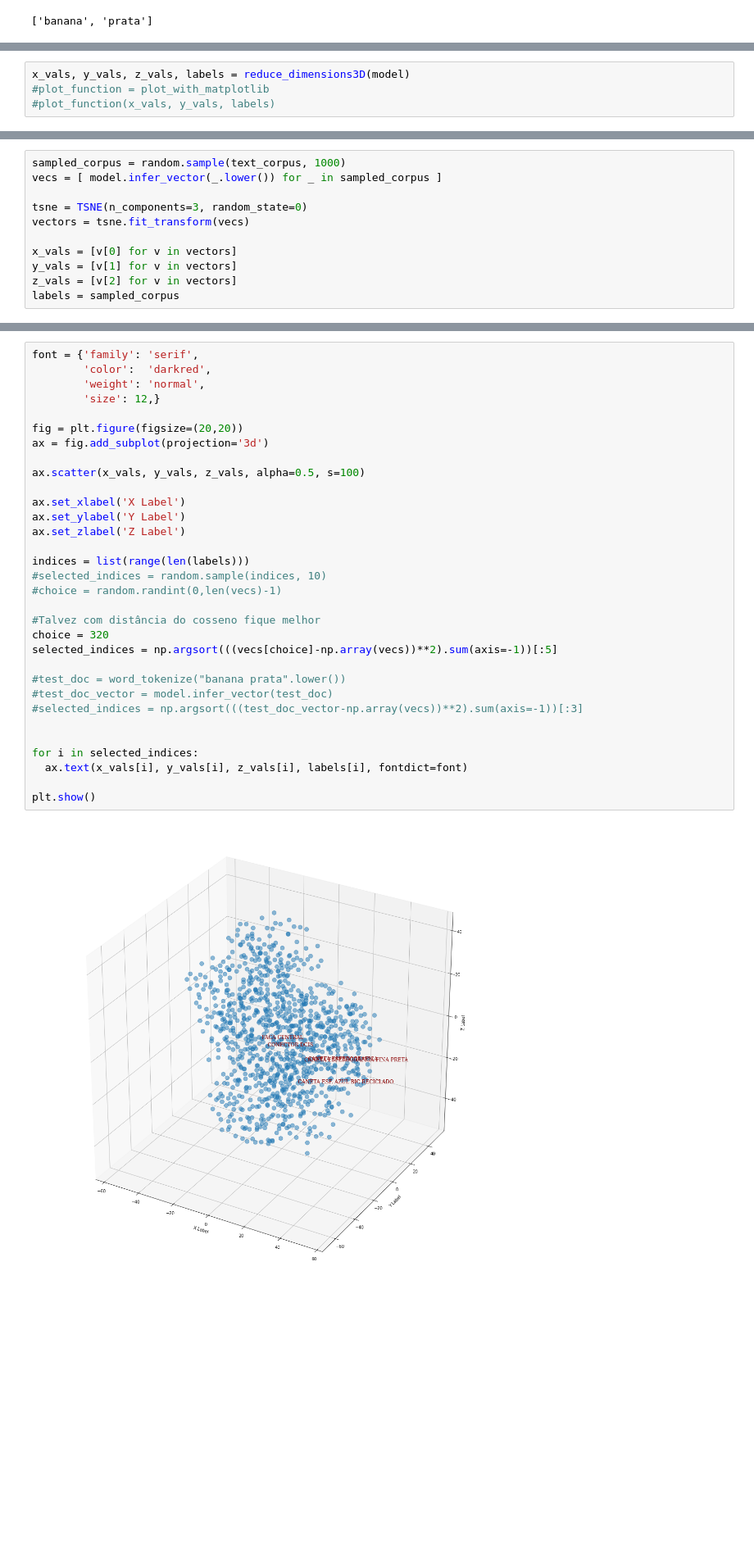
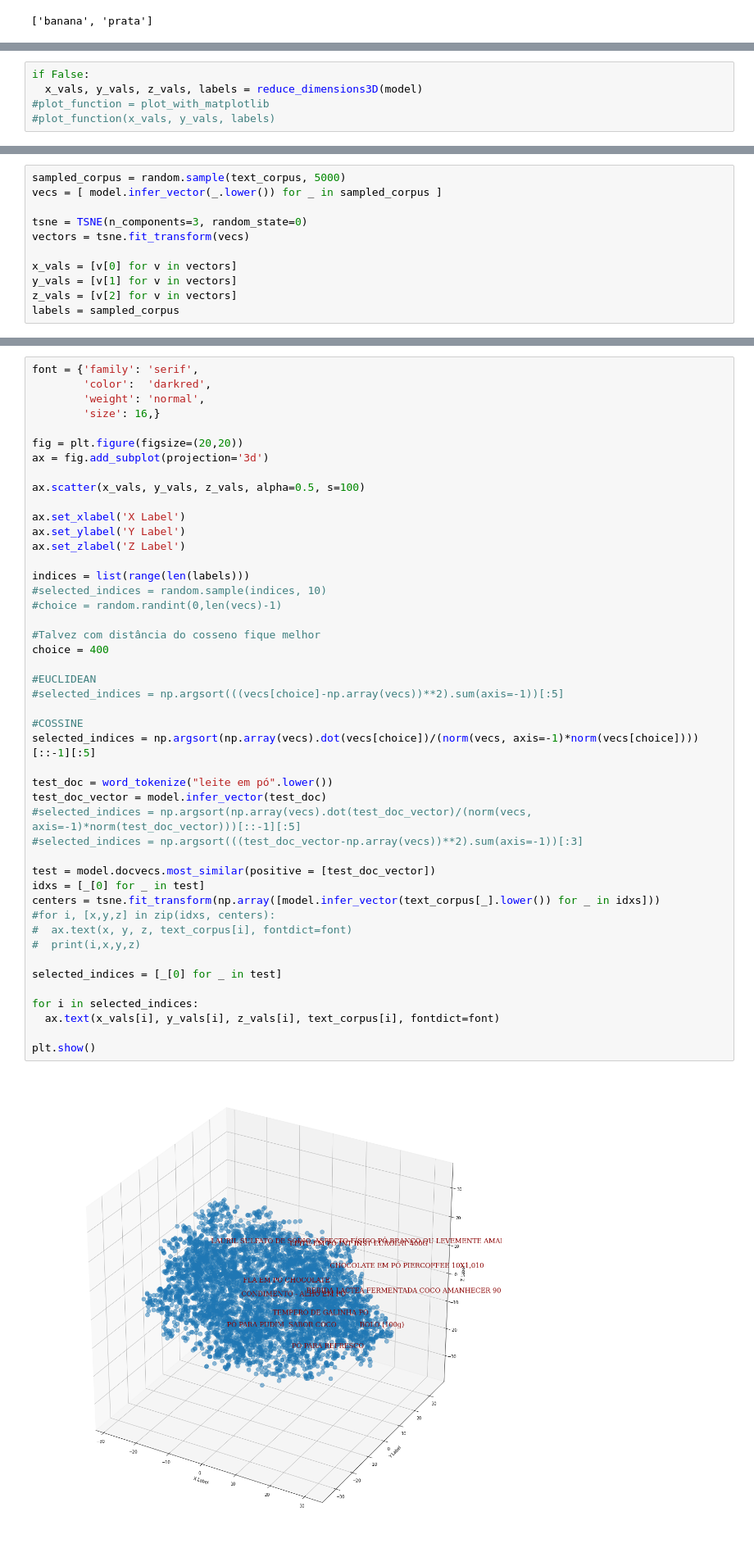
Before and after one commit to mfilipak/AFRAC_IA, a Jupyter notebook: 002_Embeddings1_Portal_da_Transparência.ipynb, the cells around one changed output, grey strips where cells are left out. Shown at 82% size. Saved outputs shown, nothing was run; the diff lists cells and outputs as text; blank space fills up the shorter version.

```diff
--- a/002_Embeddings1_Portal_da_Transparência.ipynb
+++ b/002_Embeddings1_Portal_da_Transparência.ipynb
@@ -566,4 +561,5 @@ The default learning rate in TSNE will change from 200.0 to 'auto' in 1.2.
 # %%
-x_vals, y_vals, z_vals, labels = reduce_dimensions3D(model)
+if False:
+  x_vals, y_vals, z_vals, labels = reduce_dimensions3D(model)
 #plot_function = plot_with_matplotlib
 #plot_function(x_vals, y_vals, labels)
@@ -614,5 +609,5 @@ Loss after epoch 199: 0.0
 # %%
-sampled_corpus = random.sample(text_corpus, 1000)
+sampled_corpus = random.sample(text_corpus, 5000)
 vecs = [ model.infer_vector(_.lower()) for _ in sampled_corpus ]
 
 tsne = TSNE(n_components=3, random_state=0)
@@ -630,34 +620,48 @@ The default learning rate in TSNE will change from 200.0 to 'auto' in 1.2.
 # %%
 font = {'family': 'serif',
         'color':  'darkred',
         'weight': 'normal',
-        'size': 12,}
+        'size': 16,}
 
 fig = plt.figure(figsize=(20,20))
 ax = fig.add_subplot(projection='3d')
 
 ax.scatter(x_vals, y_vals, z_vals, alpha=0.5, s=100)
 
 ax.set_xlabel('X Label')
 ax.set_ylabel('Y Label')
 ax.set_zlabel('Z Label')
 
 indices = list(range(len(labels)))
 #selected_indices = random.sample(indices, 10)
 #choice = random.randint(0,len(vecs)-1)
 
 #Talvez com distância do cosseno fique melhor
-choice = 320
-selected_indices = np.argsort(((vecs[choice]-np.array(vecs))**2).sum(axis=-1))[:5]
+choice = 400
 
-#test_doc = word_tokenize("banana prata".lower())
-#test_doc_vector = model.infer_vector(test_doc)
+#EUCLIDEAN
+#selected_indices = np.argsort(((vecs[choice]-np.array(vecs))**2).sum(axis=-1))[:5]
+
+#COSSINE
+selected_indices = np.argsort(np.array(vecs).dot(vecs[choice])/(norm(vecs, axis=-1)*norm(vecs[choice])))[::-1][:5]
+
+test_doc = word_tokenize("leite em pó".lower())
+test_doc_vector = model.infer_vector(test_doc)
+#selected_indices = np.argsort(np.array(vecs).dot(test_doc_vector)/(norm(vecs, axis=-1)*norm(test_doc_vector)))[::-1][:5]
 #selected_indices = np.argsort(((test_doc_vector-np.array(vecs))**2).sum(axis=-1))[:3]
 
+test = model.docvecs.most_similar(positive = [test_doc_vector])
+idxs = [_[0] for _ in test]
+centers = tsne.fit_transform(np.array([model.infer_vector(text_corpus[_].lower()) for _ in idxs]))
+#for i, [x,y,z] in zip(idxs, centers):
+#  ax.text(x, y, z, text_corpus[i], fontdict=font)
+#  print(i,x,y,z)
+
+selected_indices = [_[0] for _ in test]
 
 for i in selected_indices:
-  ax.text(x_vals[i], y_vals[i], z_vals[i], labels[i], fontdict=font)
+  ax.text(x_vals[i], y_vals[i], z_vals[i], text_corpus[i], fontdict=font)
 
 plt.show()
 # %% [output]
-[figure, old version]
+[figure, new version]
```
Also changed, not shown: parts of 19 cells of this notebook.
